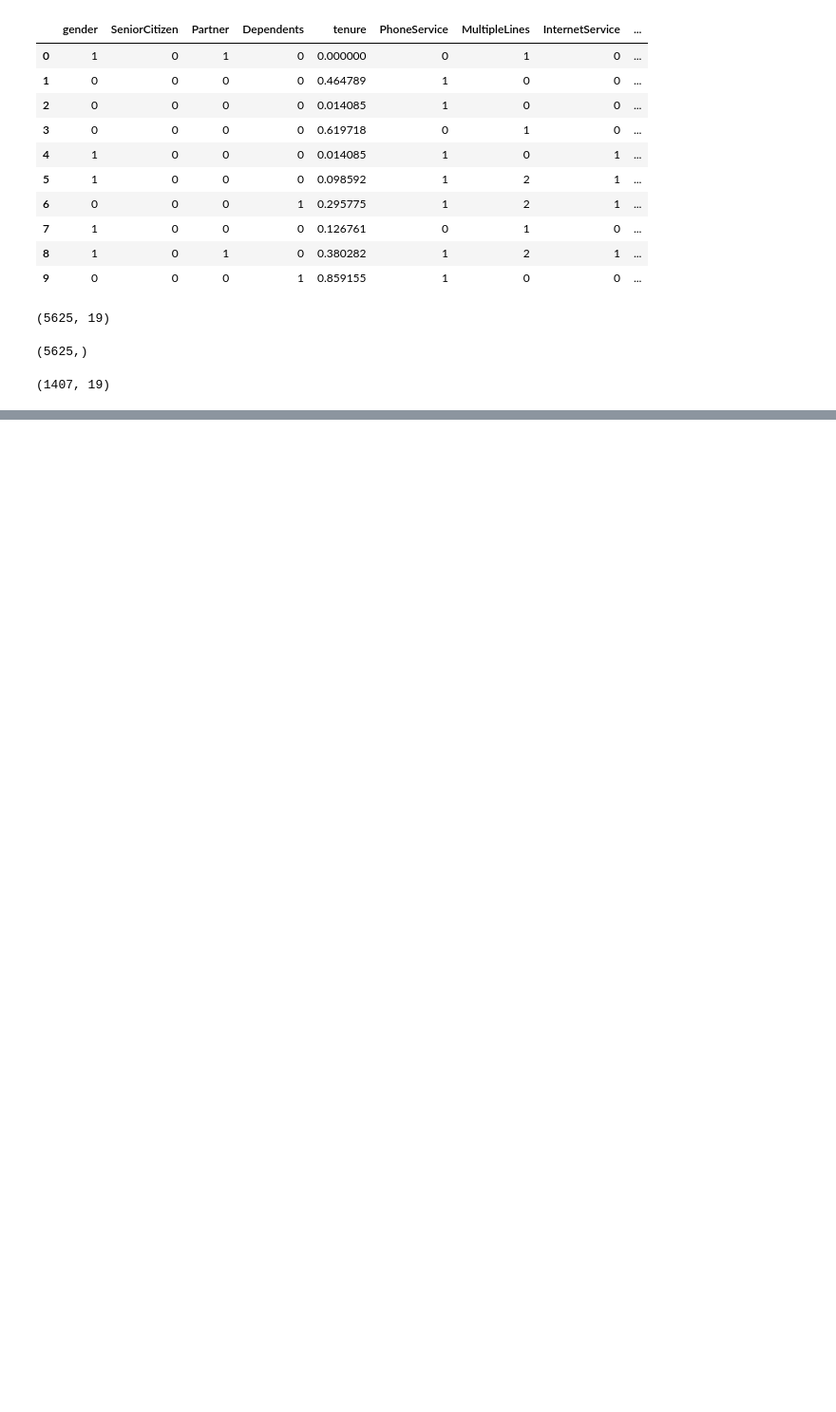
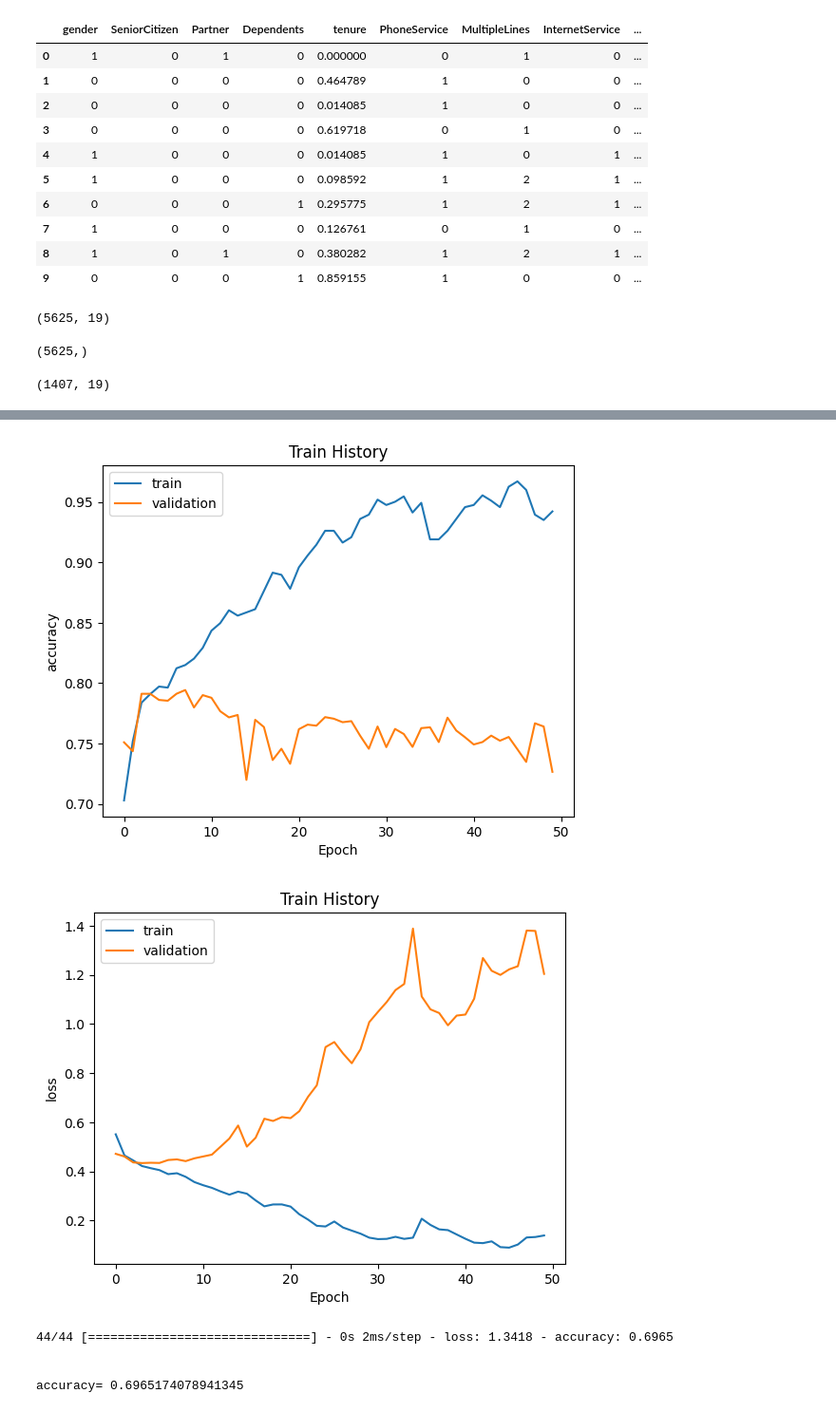
Before and after one commit to joshIsac/DeepLearningLab, a Jupyter notebook: 2348523_dl_lab4_Deep_neural_network.ipynb, the cells around one changed output, grey strips where cells are left out. Shown at 95% size. Saved outputs shown, nothing was run; the diff lists cells and outputs as text; code cells hidden in the pictures; blank space fills up the shorter version.

```diff
--- a/2348523_dl_lab4_Deep_neural_network.ipynb
+++ b/2348523_dl_lab4_Deep_neural_network.ipynb
@@ -329,4 +324,13 @@ y_train.shape
 X_test.shape
 # %% [output]
 (1407, 19)
+# %%
+def show_train_history(train_history,train,validation):
+    plt.plot(train_history.history[train])
+    plt.plot(train_history.history[validation])
+    plt.title('Train History')
+    plt.ylabel(train)
+    plt.xlabel('Epoch')
+    plt.legend(['train', 'validation'], loc='best')
+    plt.show()
 # %%
@@ -340,9 +345,8 @@ model1 = Sequential()
 model1.add(Dense(units=128, activation='relu', input_dim=X_train.shape[1]))
 model1.add(Dense(units=64, activation='relu'))
 model1.add(Dense(units=32, activation='relu'))  # Additional hidden layer with 32 nodes
-model1.add(Dense(units=16, activation='relu'))  # Another hidden layer with 16 nodes
 model1.add(Dense(units=1, activation='sigmoid'))
 print(model1.summary())
 adam = Adam(learning_rate=0.01)
-model1.compile(loss='mse', optimizer=adam, metrics=['accuracy'])
+model1.compile(loss='binary_crossentropy', optimizer=adam, metrics=['accuracy'])
 # %% [output]
@@ -366,5 +368,3 @@ Trainable params: 13441 (52.50 KB)
 Non-trainable params: 0 (0.00 Byte)
 _________________________________________________________________
 None
-# %%
-model1.fit(X_train, y_train, epochs=50)
@@ -389,0 +371,4 @@ Epoch 50/50
+# %%
+train_history=model1.fit(X_train, y_train,validation_split=0.8, epochs= 50,  batch_size=200, verbose=2)
+
+#train_history=model1.fit(X_train, y_train,validation_split=0.8, epochs= 100,  batch_size=500, verbose=2)
@@ -390,3 +393,17 @@ Epoch 50/50
+# %%
+show_train_history(train_history,'accuracy','val_accuracy')
+show_train_history(train_history,'loss','val_loss')
+
+scores = model1.evaluate(X_test, y_test)
+print('\n')
+print('accuracy=',scores[1])
+# %% [output]
+[figure, added]
+[figure, added]
+44/44 [==============================] - 0s 2ms/step - loss: 1.3418 - accuracy: 0.6965
+
+
+accuracy= 0.6965174078941345
 # %%
 # Evaluate the model
 loss, accuracy = model1.evaluate(X_test, y_test)
```
Also changed, not shown: parts of 38 cells of this notebook.
